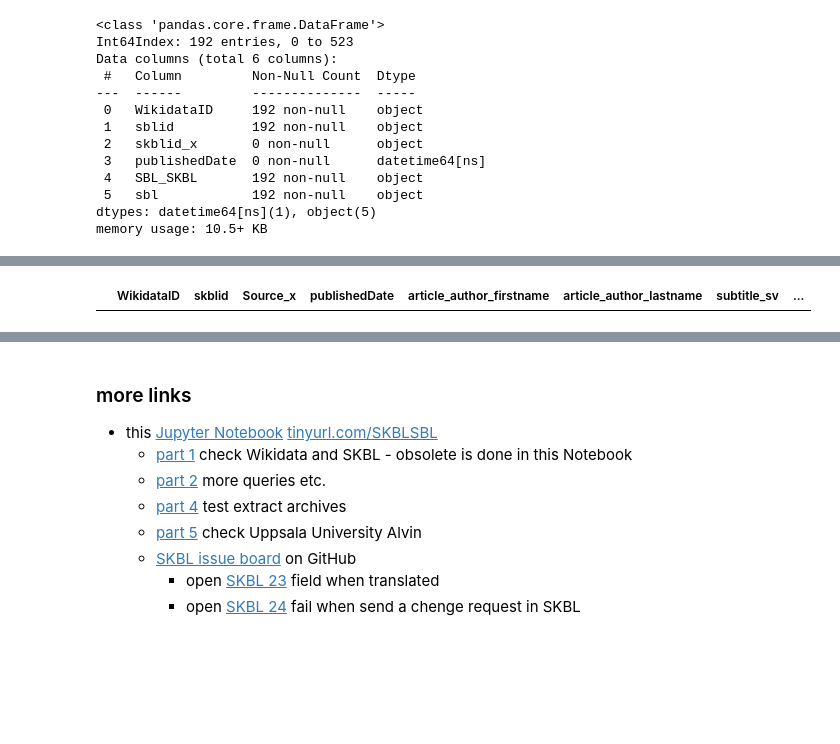
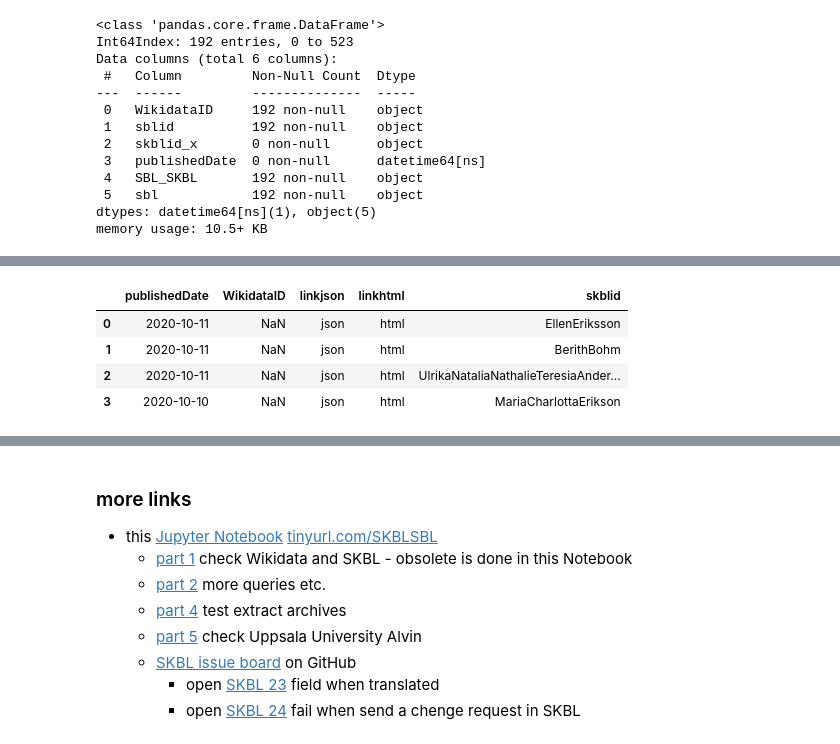
Before and after one commit to salgo60/open-data-examples, a Jupyter notebook: Svenskt Kvinnobiografiskt lexikon part 3.ipynb, the cells around one changed output, grey strips where cells are left out. Cells and saved outputs as stored; diff of their text form; code cells hidden in the pictures; blank space fills up the shorter version.

Commit message:
SKBl

```diff
--- a/Svenskt Kvinnobiografiskt lexikon part 3.ipynb
+++ b/Svenskt Kvinnobiografiskt lexikon part 3.ipynb
@@ -537,9 +539,18 @@ both    1555
 Name: WD_SKBL, dtype: int64
-# %%
-#List new SKBL articles not in Wikidata
-mergeSKBLWD[mergeSKBLWD["WD_SKBL"] == "SKBL_only"]
-# %% [output]
-|  | WikidataID | skblid | Source_x | publishedDate | article_author_firstname | article_author_lastname | subtitle_sv | ... |
+# %%
+#List new SKBL articles not in Wikidata
+mergeSKBLWD_WDOnly = mergeSKBLWD[mergeSKBLWD["WD_SKBL"] == "SKBL_only"].copy()
+mergeSKBLWD_WDOnly["linkjson"] = "<a href='https://www.skbl.se/sv/artikel/" + mergeSKBLWD_WDOnly["skblid"].astype(str) + ".json'>json</a>"
+mergeSKBLWD_WDOnly["linkhtml"] = "<a href='https://www.skbl.se/sv/artikel/" + mergeSKBLWD_WDOnly["skblid"].astype(str) + "'>html</a>"
+
+pd.set_option("display.max.columns", None)
+HTML(mergeSKBLWD_WDOnly[{'WikidataID','skblid','publishedDate','linkjson','linkhtml'}].tail(15).to_html(escape=False))
+# %% [output]
+|  | publishedDate | WikidataID | linkjson | linkhtml | skblid |
+| 0 | 2020-10-11 | NaN | json | html | EllenEriksson |
+| 1 | 2020-10-11 | NaN | json | html | BerithBohm |
+| 2 | 2020-10-11 | NaN | json | html | UlrikaNataliaNathalieTeresiaAnder... |
+| 3 | 2020-10-10 | NaN | json | html | MariaCharlottaErikson |
 # %%
 end = datetime.now()
 print("Ended: ", end)
```
Also changed, not shown: parts of 19 cells of this notebook, 4 other files.
